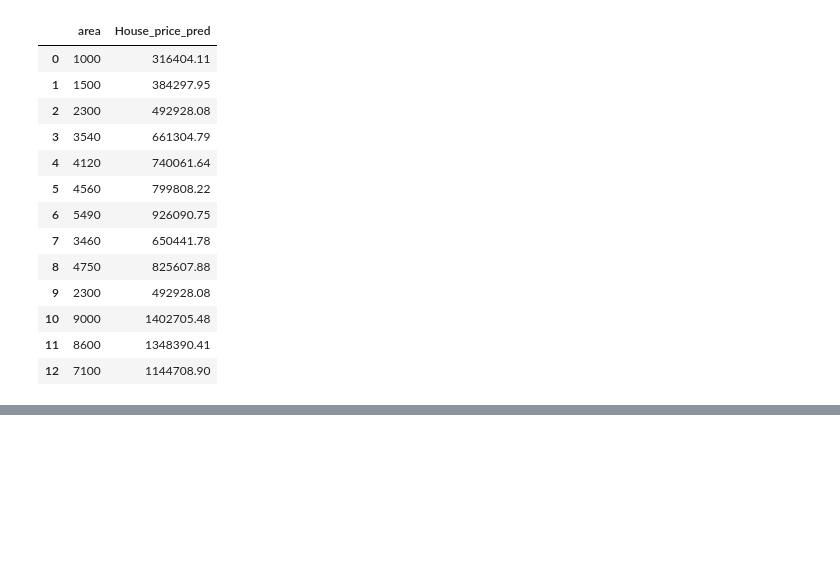
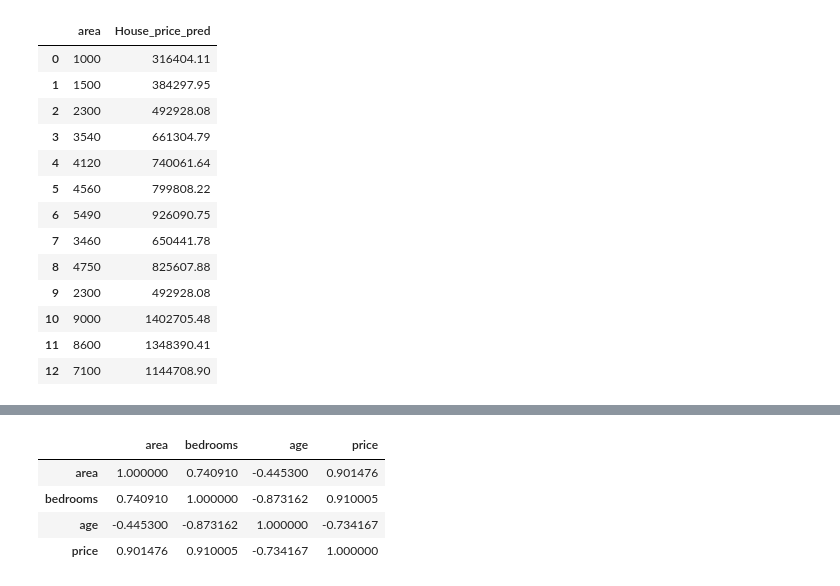
Before and after one commit to Ayomide906/MyProjects, a Jupyter notebook: Project3/linear_regression_mode.ipynb, the cells around one changed output, grey strips where cells are left out. Cells and saved outputs as stored; diff of their text form; code cells hidden in the pictures; blank space fills up the shorter version.

```diff
--- a/Project3/linear_regression_mode.ipynb
+++ b/Project3/linear_regression_mode.ipynb
@@ -78,0 +109,8 @@ df2.to_csv('Predicted_house_price.csv',index=False)
+# %%
+df_mv.corr(numeric_only=True)
+# %% [output]
+|  | area | bedrooms | age | price |
+| area | 1.000000 | 0.740910 | -0.445300 | 0.901476 |
+| bedrooms | 0.740910 | 1.000000 | -0.873162 | 0.910005 |
+| age | -0.445300 | -0.873162 | 1.000000 | -0.734167 |
+| price | 0.901476 | 0.910005 | -0.734167 | 1.000000 |
```
Also changed, not shown: parts of 5 cells of this notebook, 6 other files.
